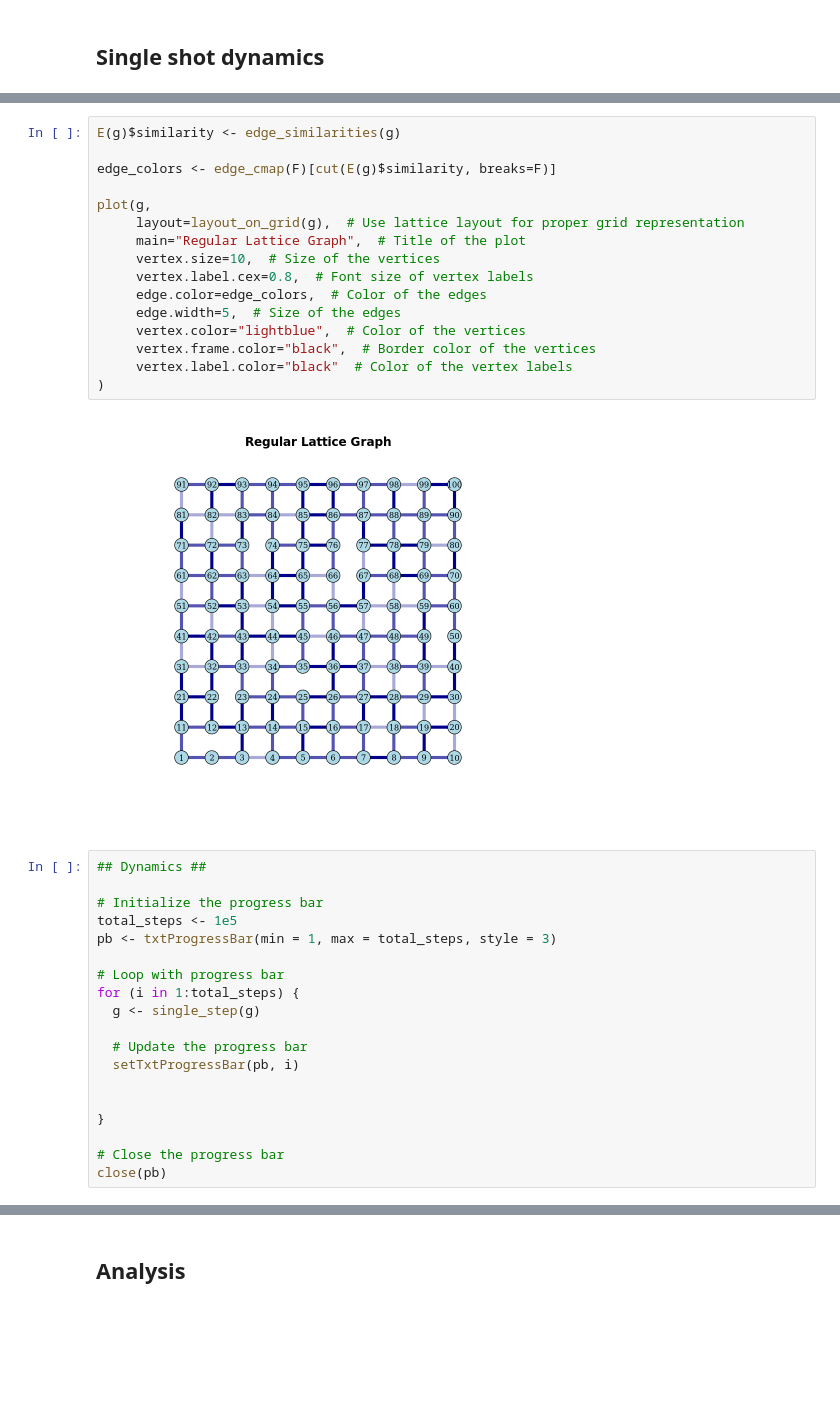
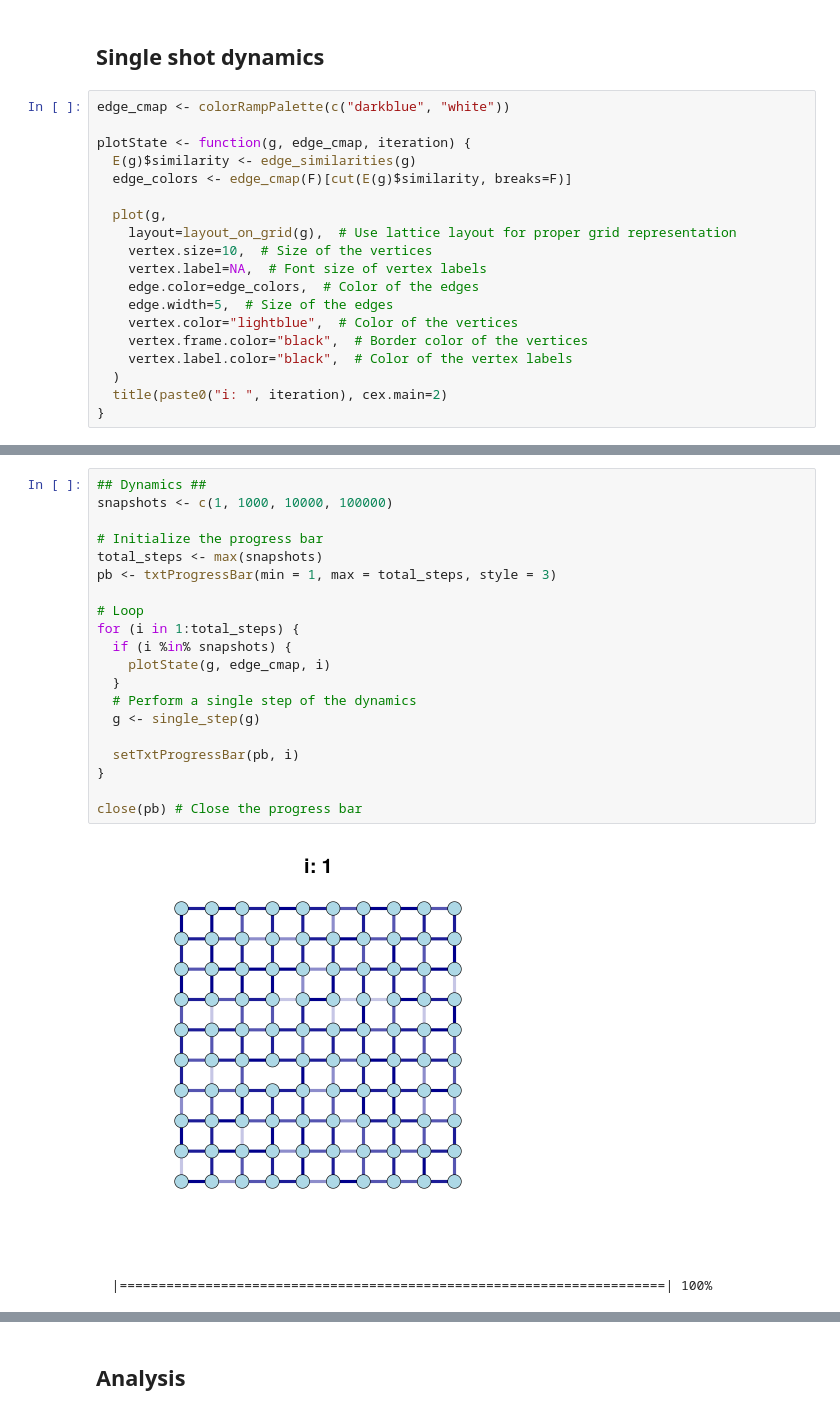
Before and after one commit to paololapo/ComplexNetworks_projects, a Jupyter notebook: code/task_30/social_influence.ipynb, the cells around one changed output, grey strips where cells are left out. Drawn from its saved outputs; the diff is of its cells as text; blank space fills up the shorter version.

```diff
--- a/code/task_30/social_influence.ipynb
+++ b/code/task_30/social_influence.ipynb
@@ -134,4 +13,23 @@ get_n_active_bonds <- function(g, F) {
 # %% [markdown]
 ## Single shot dynamics
+# %%
+edge_cmap <- colorRampPalette(c("darkblue", "white"))
+
+plotState <- function(g, edge_cmap, iteration) {
+  E(g)$similarity <- edge_similarities(g)
+  edge_colors <- edge_cmap(F)[cut(E(g)$similarity, breaks=F)]
+
+  plot(g,
+    layout=layout_on_grid(g),  # Use lattice layout for proper grid representation
+    vertex.size=10,  # Size of the vertices
+    vertex.label=NA,  # Font size of vertex labels
+    edge.color=edge_colors,  # Color of the edges
+    edge.width=5,  # Size of the edges
+    vertex.color="lightblue",  # Color of the vertices
+    vertex.frame.color="black",  # Border color of the vertices
+    vertex.label.color="black",  # Color of the vertex labels
+  )
+  title(paste0("i: ", iteration), cex.main=2)
+}
 # %%
 # Create the (lattice) graph
@@ -148,37 +46,23 @@ g <- initialize_features(g, F, q, mode)
-# %%
-E(g)$similarity <- edge_similarities(g)
-
-edge_colors <- edge_cmap(F)[cut(E(g)$similarity, breaks=F)]
-
-plot(g,
-     layout=layout_on_grid(g),  # Use lattice layout for proper grid representation
-     main="Regular Lattice Graph",  # Title of the plot
-     vertex.size=10,  # Size of the vertices
-     vertex.label.cex=0.8,  # Font size of vertex labels
-     edge.color=edge_colors,  # Color of the edges
-     edge.width=5,  # Size of the edges
-     vertex.color="lightblue",  # Color of the vertices
-     vertex.frame.color="black",  # Border color of the vertices
-     vertex.label.color="black"  # Color of the vertex labels
-)
-# %% [output]
-[figure, removed]
 # %%
 ## Dynamics ##
+snapshots <- c(1, 1000, 10000, 100000)
 
 # Initialize the progress bar
-total_steps <- 1e5
+total_steps <- max(snapshots)
 pb <- txtProgressBar(min = 1, max = total_steps, style = 3)
 
-# Loop with progress bar
+# Loop
 for (i in 1:total_steps) {
+  if (i %in% snapshots) {
+    plotState(g, edge_cmap, i)
+  }
+  # Perform a single step of the dynamics
   g <- single_step(g)
 
-  # Update the progress bar
   setTxtProgressBar(pb, i)
-
-
 }
 
-# Close the progress bar
-close(pb)
+close(pb) # Close the progress bar
+# %% [output]
+[figure, added]
+  |======================================================================| 100%
```
Also changed, not shown: parts of 36 cells of this notebook, 11 other files.
